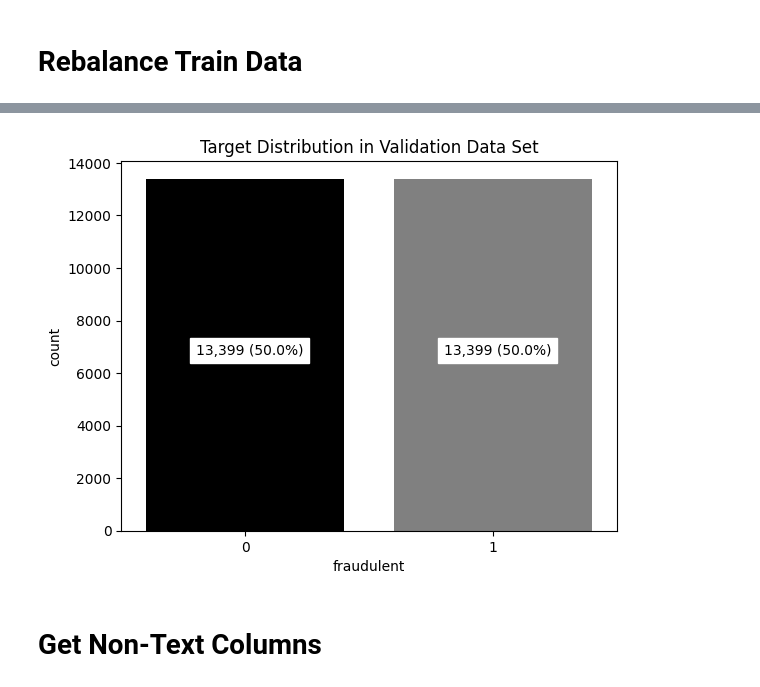
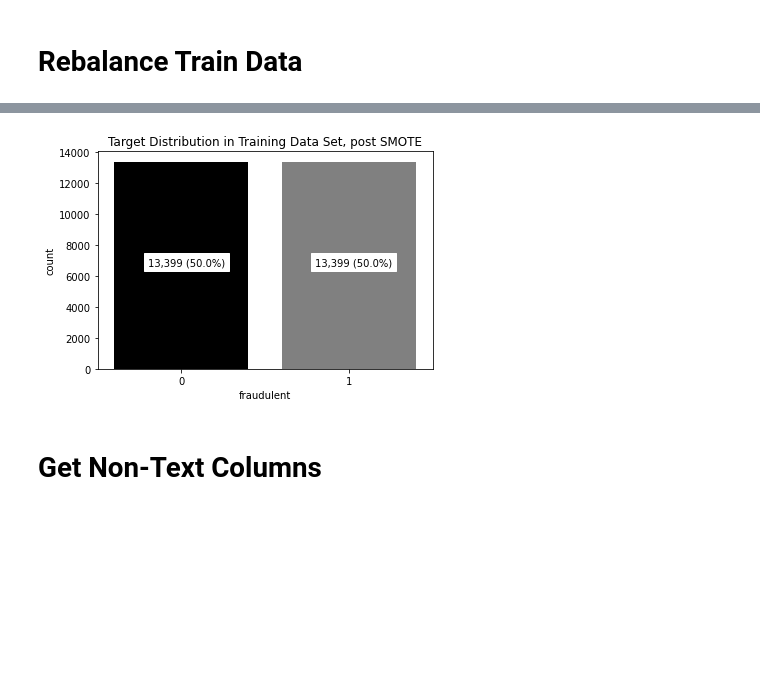
Before and after one commit to ADS-599-Team-2-Capstone/ADS-599-Capstone, a Jupyter notebook: Code Library Folder/Data Preparation.ipynb, the cells around one changed output, grey strips where cells are left out. Saved outputs shown, nothing was run; the diff lists cells and outputs as text; code cells hidden in the pictures; blank space fills up the shorter version.

```diff
--- a/Code Library Folder/Data Preparation.ipynb
+++ b/Code Library Folder/Data Preparation.ipynb
@@ -316,13 +316,13 @@ X_sm, y_sm = smote.fit_resample(X_train,y_train)
 # %%
 # Plot Target Variable fraudulent distribution.
 
 sm_training_y = pd.DataFrame(y_sm, columns = [target])
 
 target_distribution(data=sm_training_y,
                     target=target,
-                    title='Target Distribution in Validation Data Set')
+                    title='Target Distribution in Training Data Set, post SMOTE')
 # %% [output]
-[figure, old version]
+[figure, new version]
 # %% [markdown]
 # Get Non-Text Columns
 # %%
```
Also changed, not shown: parts of 3 cells of this notebook.
